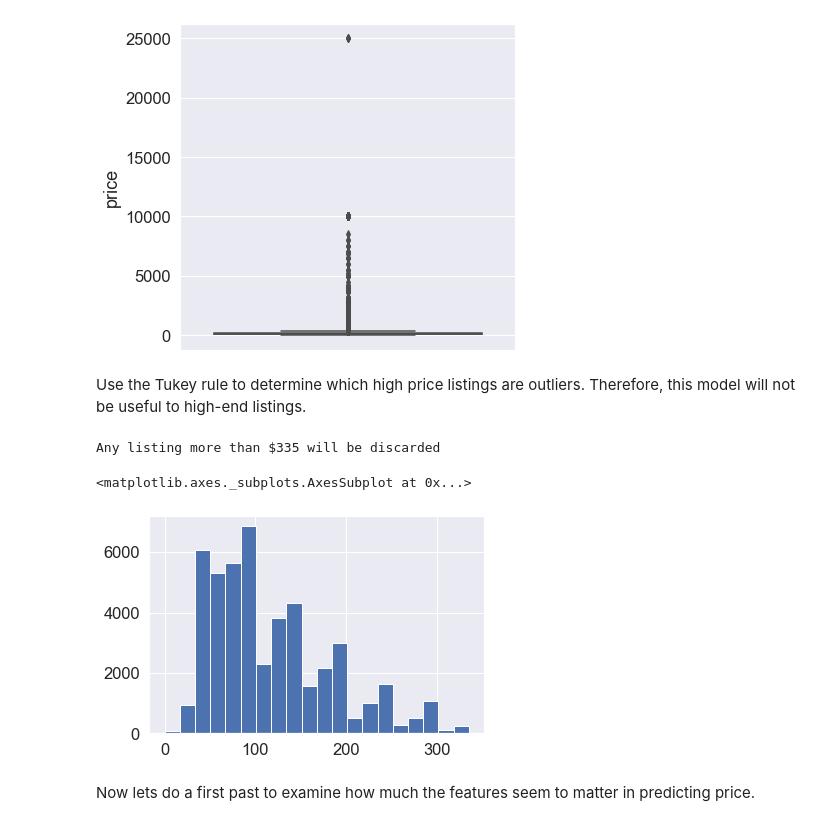
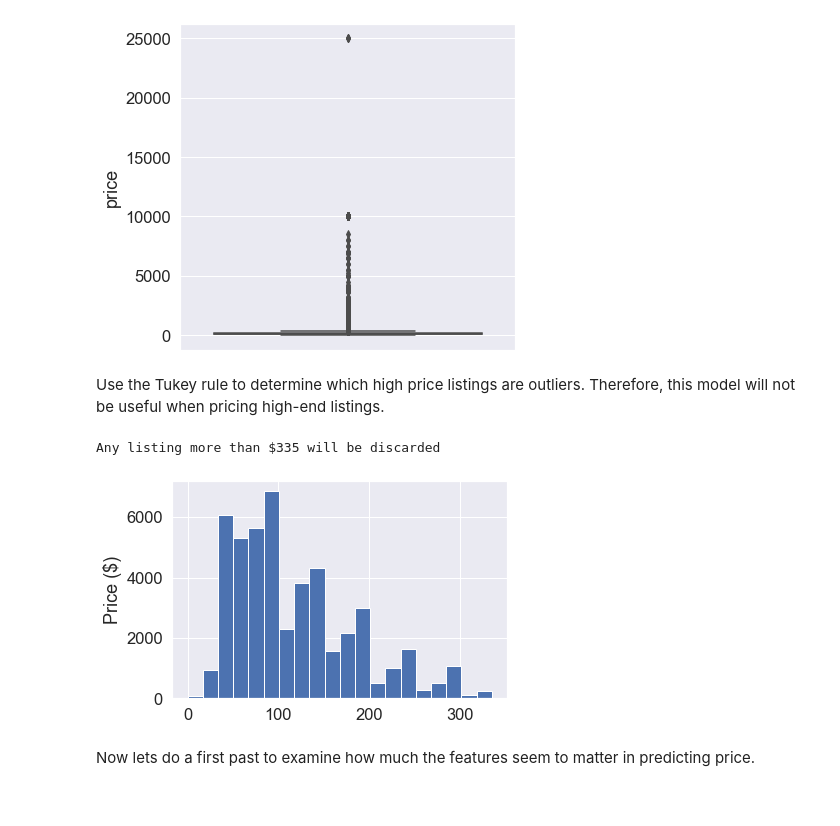
Before and after one commit to ablaikie103/airbnb-analysis, a Jupyter notebook: PriceFactors.ipynb, the cells around one changed output. Saved outputs shown, nothing was run; the diff lists cells and outputs as text; code cells hidden in the pictures.

```diff
--- a/PriceFactors.ipynb
+++ b/PriceFactors.ipynb
@@ -105,7 +105,7 @@ xt = plt.xticks(rotation=90)
 # %% [output]
 [figure]
 # %% [markdown]
-Use the Tukey rule to determine which high price listings are outliers. Therefore, this model will not be useful to high-end listings.
+Use the Tukey rule to determine which high price listings are outliers. Therefore, this model will not be useful when pricing high-end listings.
 # %%
 Q1 = listings_df['price'].quantile(0.25)
 Q3 = listings_df['price'].quantile(0.75)
@@ -120,9 +120,10 @@ listings_df = listings_df[(listings_df['price'] < max_value)].reset_index(drop=T
 Any listing more than $335 will be discarded
 # %%
 listings_df['price'].hist(bins=20)
+plt.ylabel("Count");
+plt.ylabel("Price ($)");
 # %% [output]
-<matplotlib.axes._subplots.AxesSubplot at 0x...>
-[figure, old version]
+[figure, new version]
 # %% [markdown]
 Now lets do a first past to examine how much the features seem to matter in predicting price.
 # %%
```
Also changed, not shown: parts of 16 cells of this notebook.
